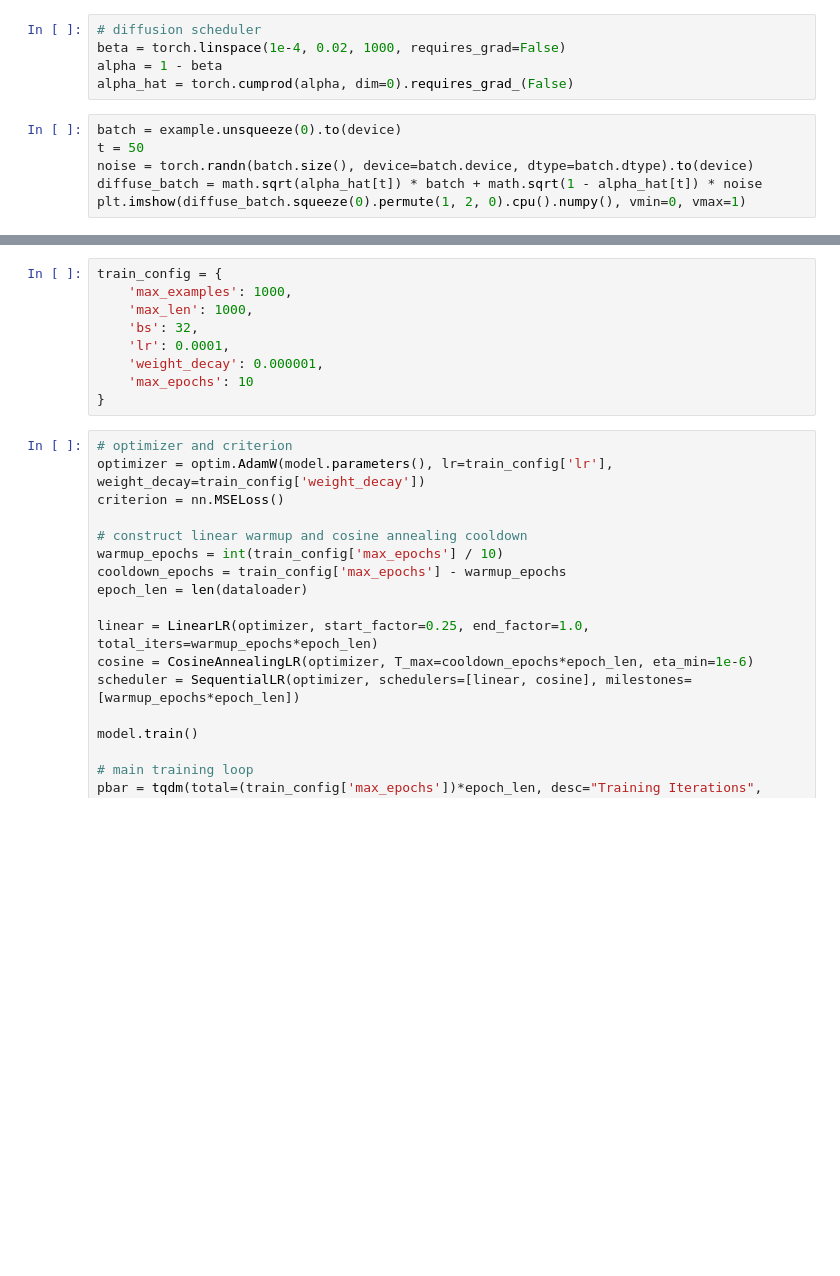
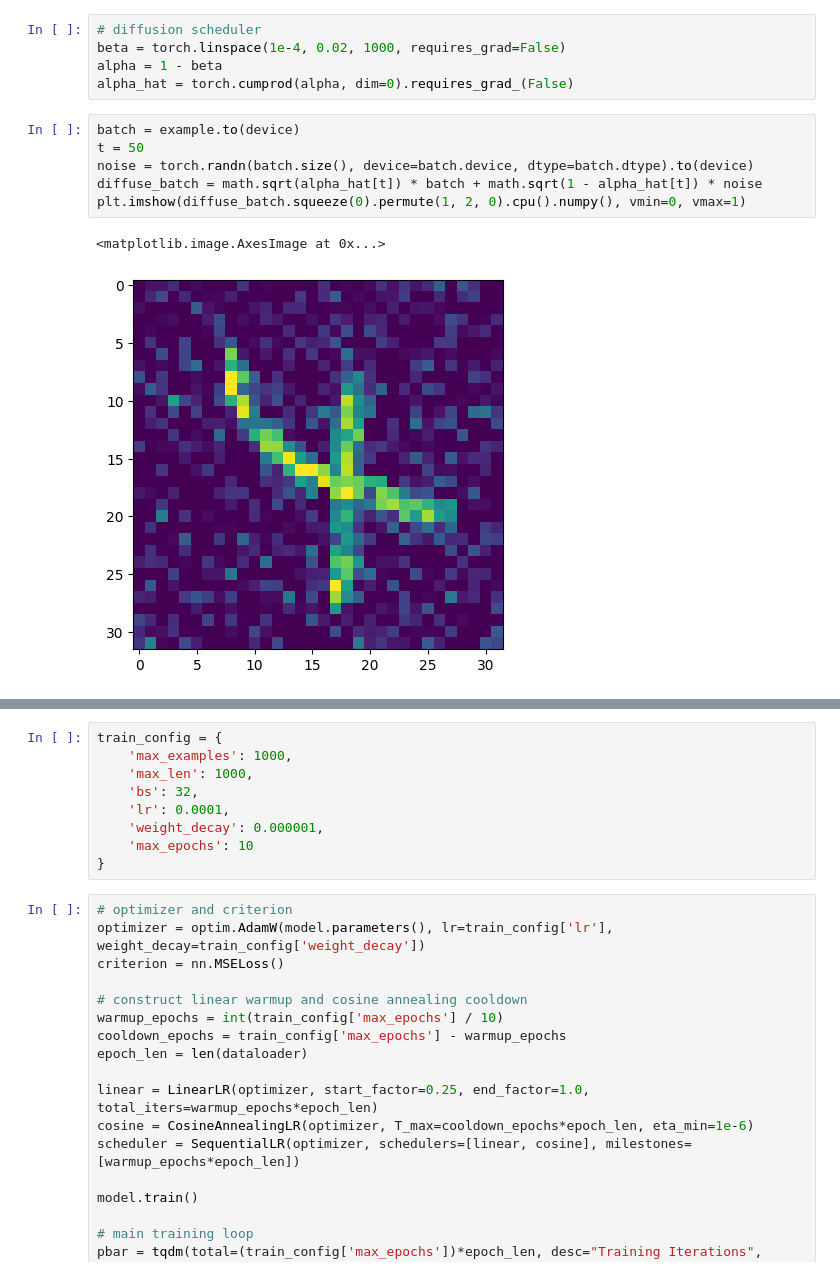
Before and after one commit to joshnegreanu/image-diffusion, a Jupyter notebook: test.ipynb, the cells around one changed output, grey strips where cells are left out. Saved outputs shown, nothing was run; the diff lists cells and outputs as text; blank space fills up the shorter version.

```diff
--- a/test.ipynb
+++ b/test.ipynb
@@ -81,11 +97,14 @@ beta = torch.linspace(1e-4, 0.02, 1000, requires_grad=False)
 alpha = 1 - beta
 alpha_hat = torch.cumprod(alpha, dim=0).requires_grad_(False)
 # %%
-batch = example.unsqueeze(0).to(device)
+batch = example.to(device)
 t = 50
 noise = torch.randn(batch.size(), device=batch.device, dtype=batch.dtype).to(device)
 diffuse_batch = math.sqrt(alpha_hat[t]) * batch + math.sqrt(1 - alpha_hat[t]) * noise
 plt.imshow(diffuse_batch.squeeze(0).permute(1, 2, 0).cpu().numpy(), vmin=0, vmax=1)
+# %% [output]
+<matplotlib.image.AxesImage at 0x...>
+[figure, added]
 # %%
 pred_noise = model(diffuse_batch, t)
 gen_image = (1 / torch.sqrt(alpha[t])) * (
```
Also changed, not shown: parts of 6 cells of this notebook, 4 other files.
